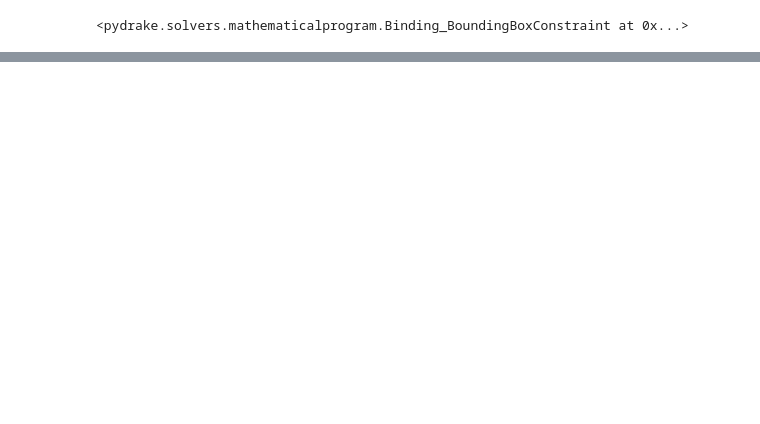
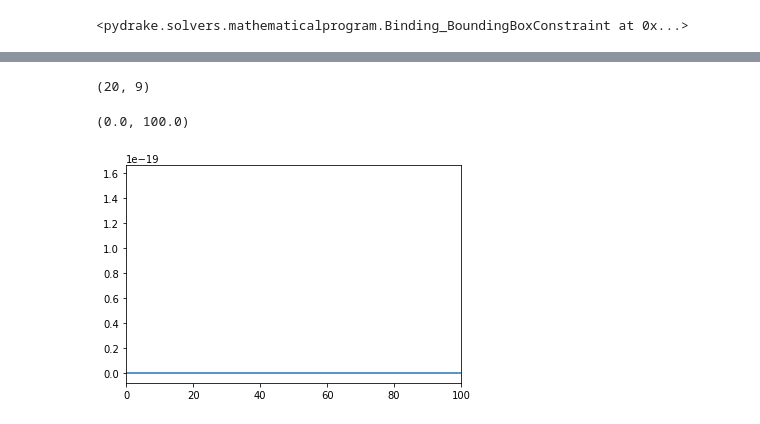
Before and after one commit to DayongTong/MEAM517_Project_Git, a Jupyter notebook: ProjectMain.ipynb, the cells around one changed output, grey strips where cells are left out. Cells and saved outputs as stored; diff of their text form; code cells hidden in the pictures; blank space fills up the shorter version.

```diff
--- a/ProjectMain.ipynb
+++ b/ProjectMain.ipynb
@@ -327,0 +311,54 @@ plot_util(tsim,xsim,usim,n_x)
+# %%
+def eval_dynamics(x, u):
+    r = x[0]
+    alpha = x[1]
+    beta = x[2]
+    Vx = x[3]
+    Vy = x[4]
+    Vz = x[5]
+    m = x[6]
+    phi = x[7]
+    psi = x[8]
+
+    g_m = 3.71 # Mars
+    I_sp = 302.39
+
+    rdot = Vx
+    alphadot = Vy/(r*np.cos(beta))
+    betadot = Vz/r
+
+    T = u[0]
+    omega_phi = u[1]
+    omega_psi = u[2]
+
+    mdot = -T/(I_sp*g_m)
+
+    Vxdot = T*np.sin(phi)/m - g_m + (Vy**2 + Vz**2)/r
+    Vydot = T*np.cos(phi)*np.cos(psi)/m - (Vx*Vy)/r + (Vy*Vz*np.tan(beta))/r
+    Vzdot = T*np.cos(phi)*np.sin(psi)/m - (Vx*Vz)/r - (Vy**2*np.tan(beta))/r
+
+    xdot  = np.array([rdot, alphadot, betadot,
+                        Vxdot, Vydot, Vzdot,
+                        mdot, omega_phi, omega_psi])
+    return np.reshape(xdot,(9,))
+# print(xdot)
+# print(eval_dynamics(x_sol, u_sol))
+print(x_sol.shape)
+err = np.zeros((20,9))
+xdot_traj = np.zeros((20,9))
+xdot = np.zeros((20,9))
+# xdot = eval_dynamics(x_sol, u_sol)
+for i in range(20):
+    xdot[i,:] = (eval_dynamics(x_sol[i,:],u_sol[i,:]))
+    xdot_traj[i,:] = (eval_dynamics(x_traj.value(timesteps[i]),u_traj.value(timesteps[i])))
+    err[i,:] = np.abs(xdot[i,:] - xdot_traj[i,:])
+
+# plt.plot(timesteps, xdot[0])
+# %% [output]
+(20, 9)
+# %%
+plt.plot(timesteps,err[:,8])
+plt.xlim(0,100)
+# %% [output]
+(0.0, 100.0)
+[figure, added]
```
Also changed, not shown: parts of 12 cells of this notebook, 2 other files.
